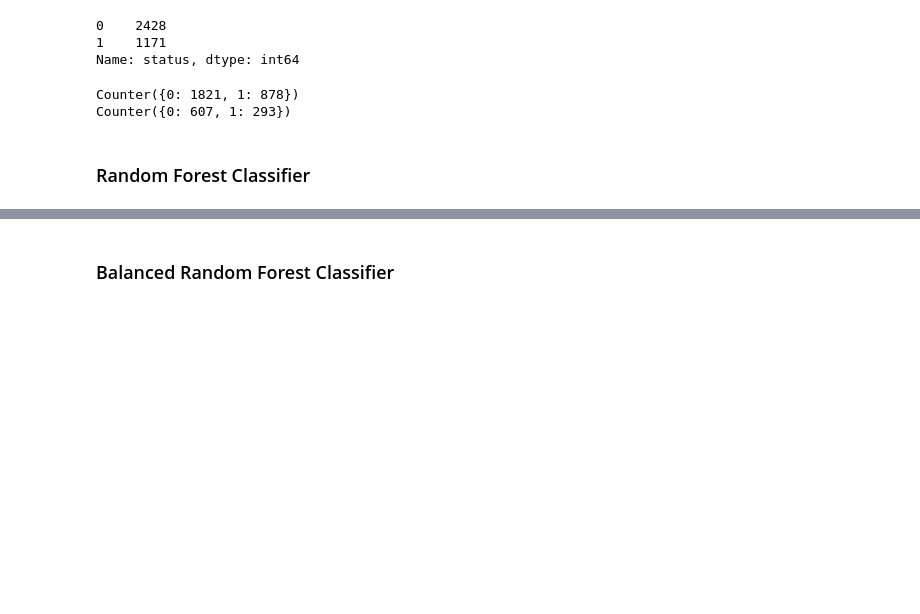
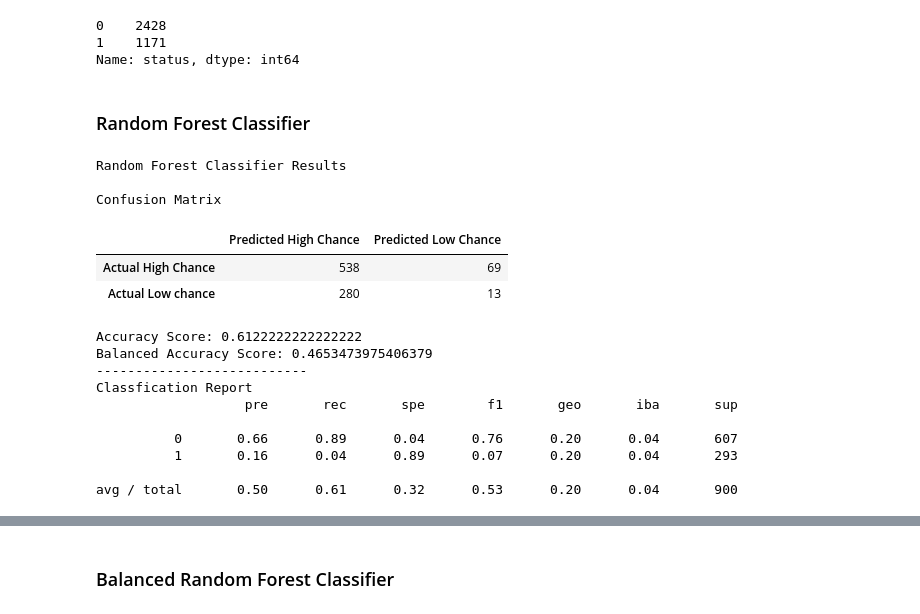
Before and after one commit to AnneLonero/Clinical_Trials_Research_Project, a Jupyter notebook: Supervised Machine Learning Models/Interventional_Machine_Learning.ipynb, the cells around one changed output, grey strips where cells are left out. Saved outputs shown, nothing was run; the diff lists cells and outputs as text; code cells hidden in the pictures; blank space fills up the shorter version.

```diff
--- a/Supervised Machine Learning Models/Interventional_Machine_Learning.ipynb
+++ b/Supervised Machine Learning Models/Interventional_Machine_Learning.ipynb
@@ -153,13 +153,17 @@ y.value_counts()
 1    1171
 Name: status, dtype: int64
 # %%
-from sklearn.model_selection import train_test_split
 X_train, X_test, y_train, y_test = train_test_split(X, y, random_state=1, stratify=y)
-print(Counter(y_train))
-print(Counter(y_test))
+
+# Create StandardScaler instance
+scaler = StandardScaler()
+
+# Fit Standard Scaler with training data
+X_scaler = scaler.fit(X_train)
+
+# Scale the data
+X_train_scaled = X_scaler.transform(X_train)
+X_test_scaled = X_scaler.transform(X_test)
-# %% [output]
-Counter({0: 1821, 1: 878})
-Counter({0: 607, 1: 293})
 # %% [markdown]
 ### Random Forest Classifier
 # %%
@@ -179,14 +198,19 @@ cm_df
 # %%
-# Calculate accuracy score
-acc_score = accuracy_score(y_test, y_pred)
-bal_acc_score = balanced_accuracy_score(y_test, y_pred)
-
-# Print results
-print("Random Forest Classifier Results\n")
-print("Confusion Matrix")
-display(cm_df)
-print(f'Accuracy Score: {acc_score}')
-print(f'Balaned Accuracy Score: {bal_acc_score}')
-print("---------------------------")
-print("Classfication Report")
-print(classification_report_imbalanced(y_test, y_pred))
+print_result("Random Forest Classifier")
+# %% [output]
+Random Forest Classifier Results
+
+Confusion Matrix
+|  | Predicted High Chance | Predicted Low Chance |
+| Actual High Chance | 538 | 69 |
+| Actual Low chance | 280 | 13 |
+Accuracy Score: 0.6122222222222222
+Balanced Accuracy Score: 0.4653473975406379
+---------------------------
+Classfication Report
+                   pre       rec       spe        f1       geo       iba       sup
+
+          0       0.66      0.89      0.04      0.76      0.20      0.04       607
+          1       0.16      0.04      0.89      0.07      0.20      0.04       293
+
+avg / total       0.50      0.61      0.32      0.53      0.20      0.04       900
```
Also changed, not shown: parts of 33 cells of this notebook, 21 other files.
